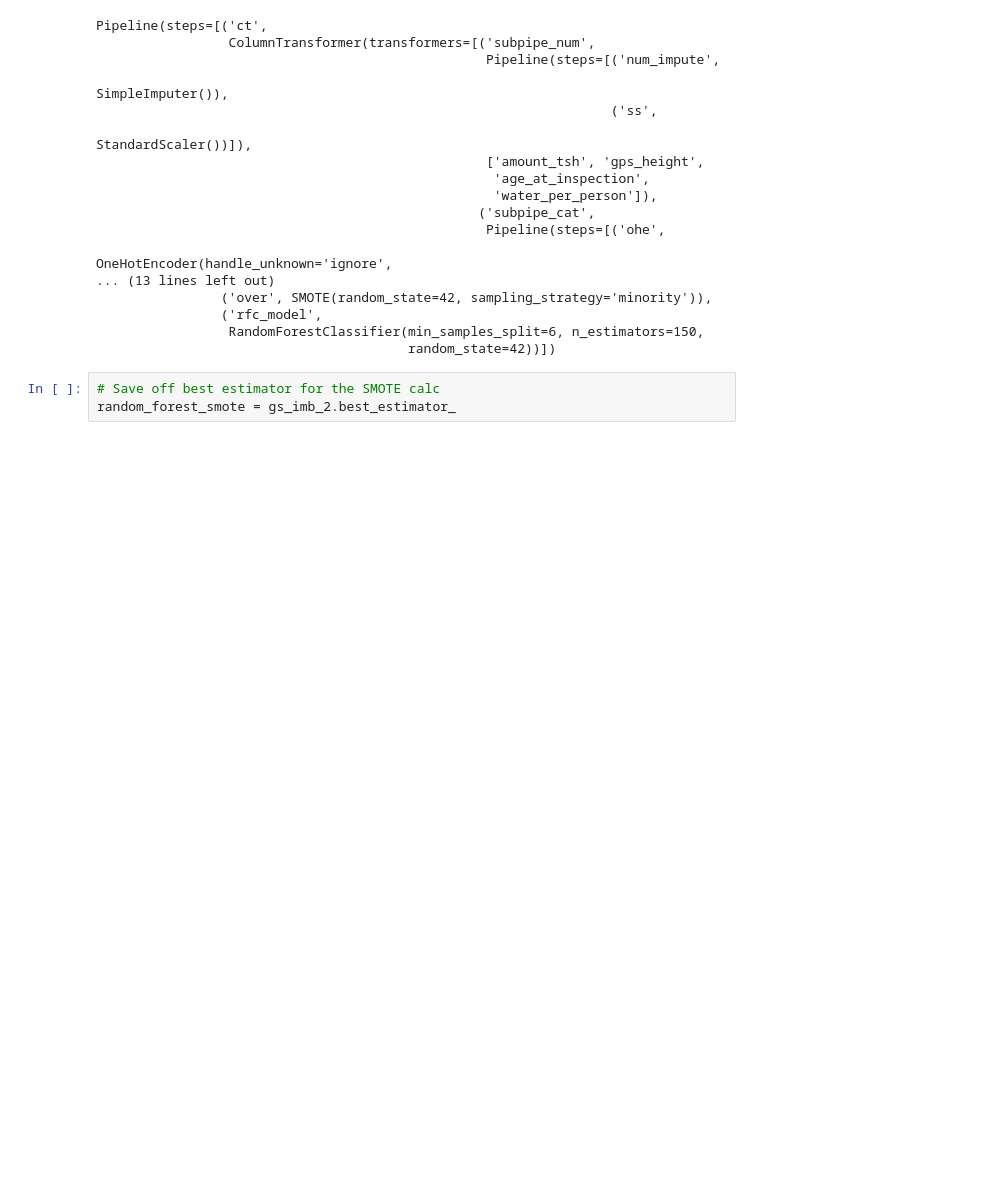
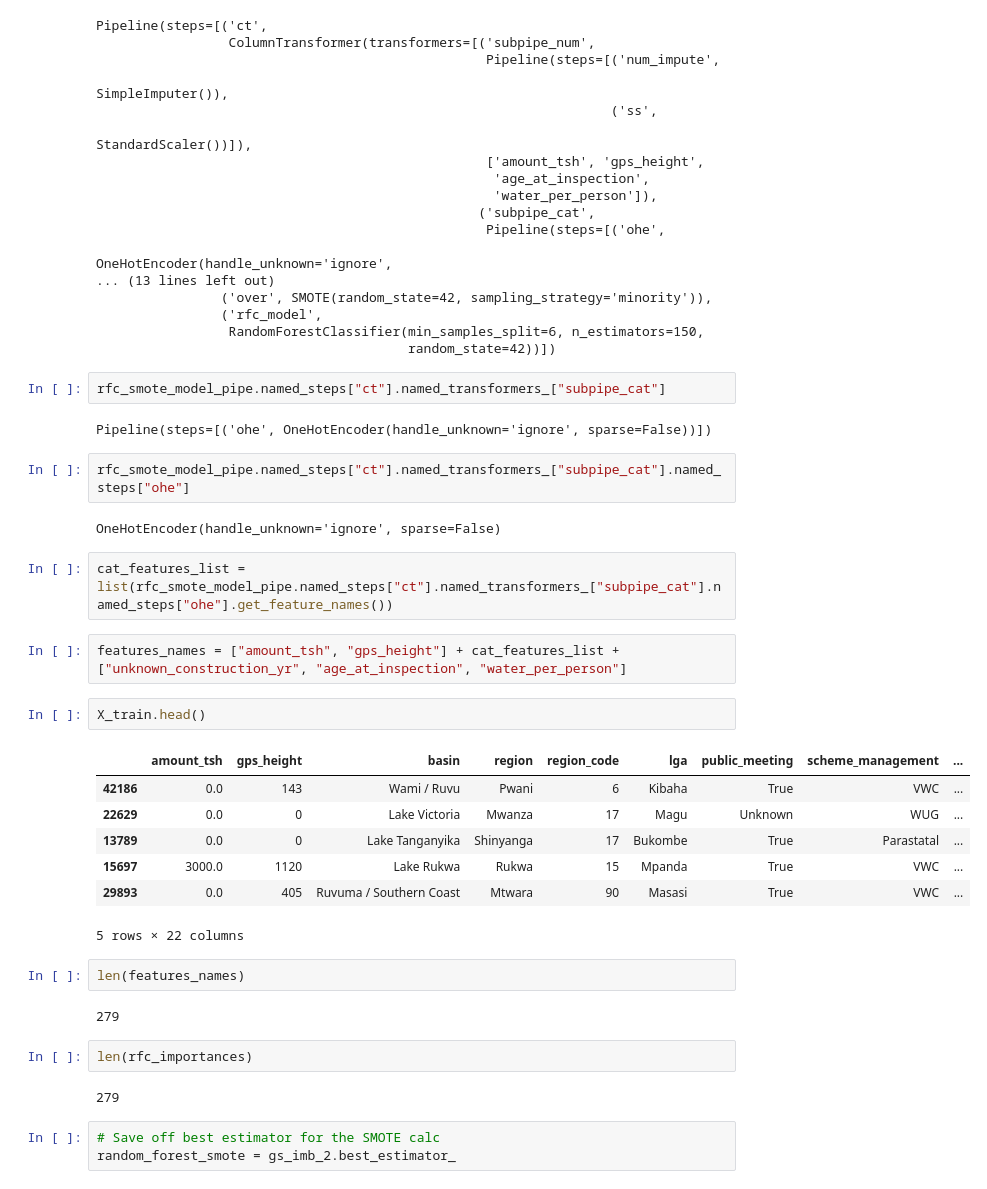
Before and after one commit to mboland23/phase_3_project, a Jupyter notebook: meg_modeling.ipynb, the cells around one changed output. Saved outputs shown, nothing was run; the diff lists cells and outputs as text; blank space fills up the shorter version.

Commit message:
added feature importance for SMOTE best perfoming model

```diff
--- a/meg_modeling.ipynb
+++ b/meg_modeling.ipynb
@@ -467,6 +523,36 @@ Pipeline(steps=[('ct',
                 ('rfc_model',
                  RandomForestClassifier(min_samples_split=6, n_estimators=150,
                                         random_state=42))])
+# %%
+rfc_smote_model_pipe.named_steps["ct"].named_transformers_["subpipe_cat"]
+# %% [output]
+Pipeline(steps=[('ohe', OneHotEncoder(handle_unknown='ignore', sparse=False))])
+# %%
+rfc_smote_model_pipe.named_steps["ct"].named_transformers_["subpipe_cat"].named_steps["ohe"]
+# %% [output]
+OneHotEncoder(handle_unknown='ignore', sparse=False)
+# %%
+cat_features_list = list(rfc_smote_model_pipe.named_steps["ct"].named_transformers_["subpipe_cat"].named_steps["ohe"].get_feature_names())
+# %%
+features_names = ["amount_tsh", "gps_height"] + cat_features_list + ["unknown_construction_yr", "age_at_inspection", "water_per_person"]
+# %%
+X_train.head()
+# %% [output]
+|  | amount_tsh | gps_height | basin | region | region_code | lga | public_meeting | scheme_management | ... |
+| 42186 | 0.0 | 143 | Wami / Ruvu | Pwani | 6 | Kibaha | True | VWC | ... |
+| 22629 | 0.0 | 0 | Lake Victoria | Mwanza | 17 | Magu | Unknown | WUG | ... |
+| 13789 | 0.0 | 0 | Lake Tanganyika | Shinyanga | 17 | Bukombe | True | Parastatal | ... |
+| 15697 | 3000.0 | 1120 | Lake Rukwa | Rukwa | 15 | Mpanda | True | VWC | ... |
+| 29893 | 0.0 | 405 | Ruvuma / Southern Coast | Mtwara | 90 | Masasi | True | VWC | ... |
+5 rows × 22 columns
+# %%
+len(features_names)
+# %% [output]
+279
+# %%
+len(rfc_importances)
+# %% [output]
+279
 # %%
 # Save off best estimator for the SMOTE calc
 random_forest_smote = gs_imb_2.best_estimator_
```
Also changed, not shown: parts of 17 cells of this notebook.
